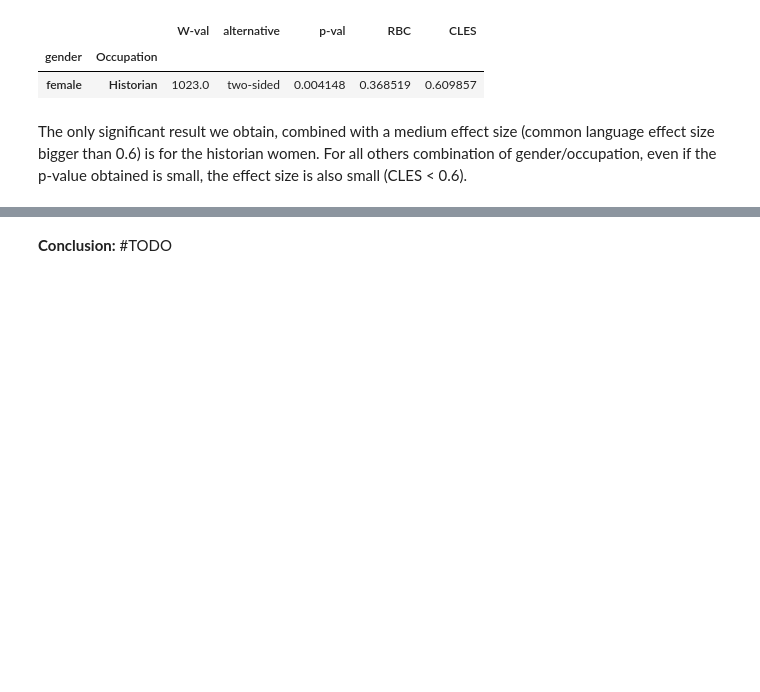
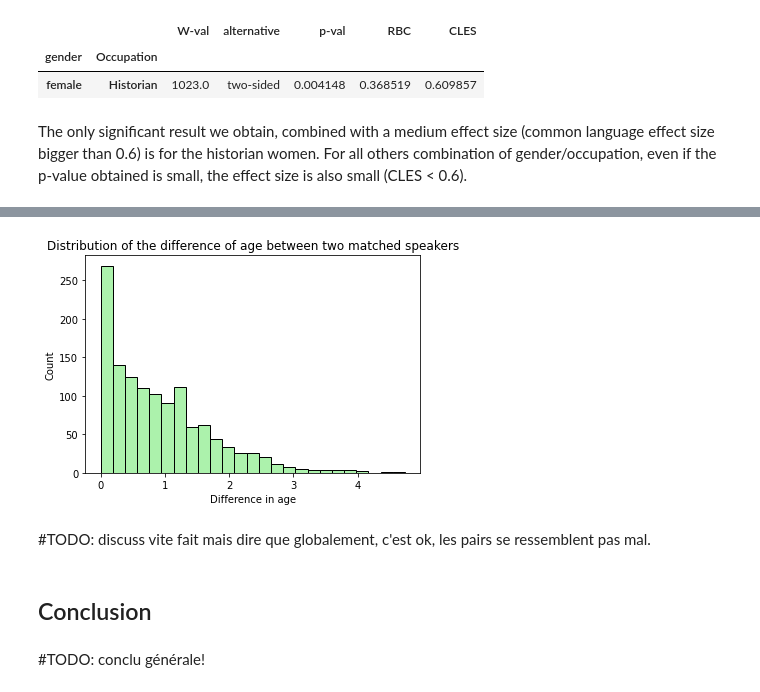
Before and after one commit to janougome/ADA-team, a Jupyter notebook: Milestone3.ipynb, the cells around one changed output, grey strips where cells are left out. Drawn from its saved outputs; the diff is of its cells as text; code cells hidden in the pictures; blank space fills up the shorter version.

```diff
--- a/Milestone3.ipynb
+++ b/Milestone3.ipynb
@@ -1297,2 +1359,11 @@ The only significant result we obtain, combined with a medium effect size (commo
+# %%
+sns.histplot(data = df_similarity['Difference in age'], color = 'lightgreen')
+plt.title('Distribution of the difference of age between two matched speakers');
+# %% [output]
+[figure, added]
+# %% [markdown]
+#TODO: discuss vite fait mais dire que globalement, c'est ok, les pairs se ressemblent pas mal.
 # %% [markdown]
-**Conclusion:** #TODO
+## Conclusion
+# %% [markdown]
+#TODO: conclu générale!
```
Also changed, not shown: parts of 17 cells of this notebook.
